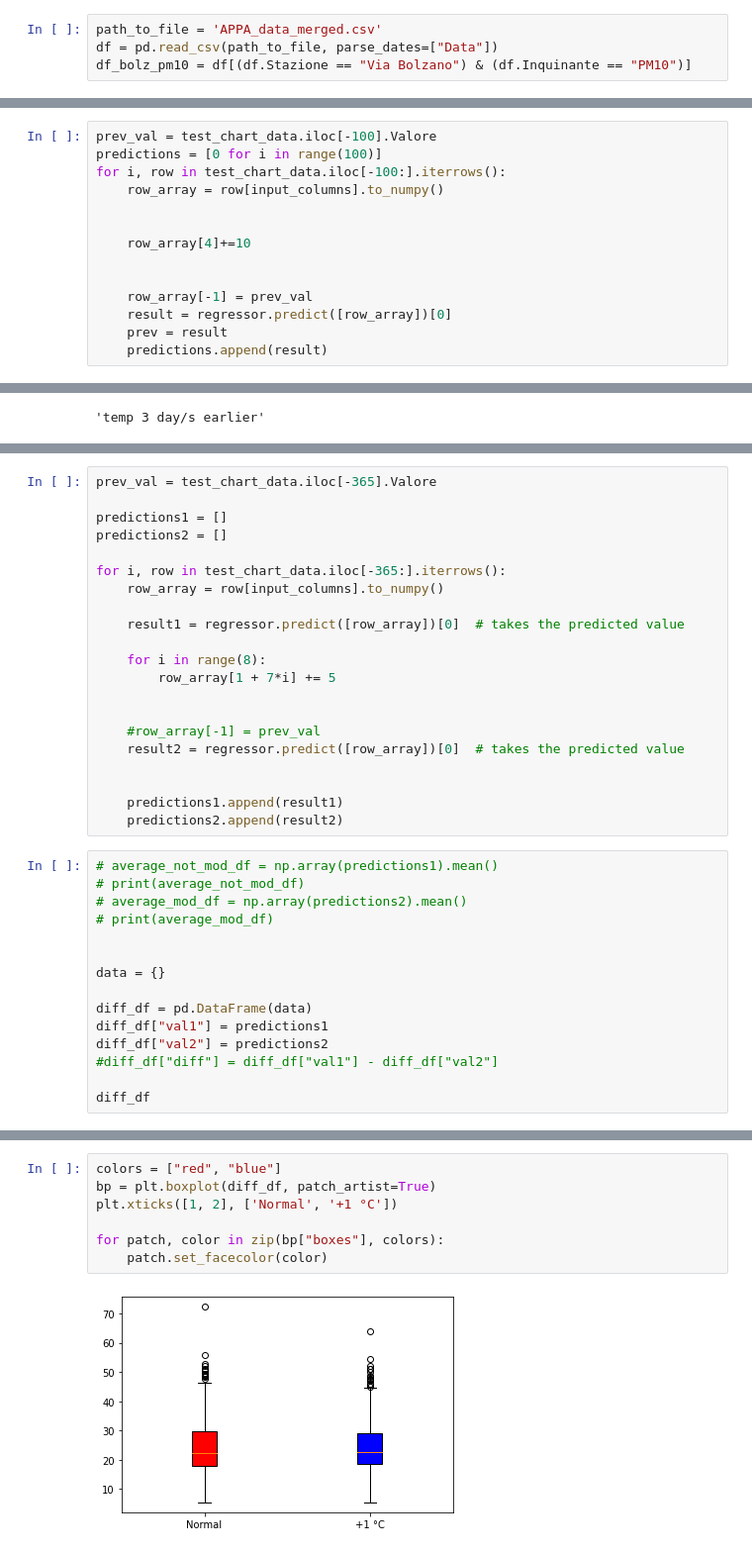
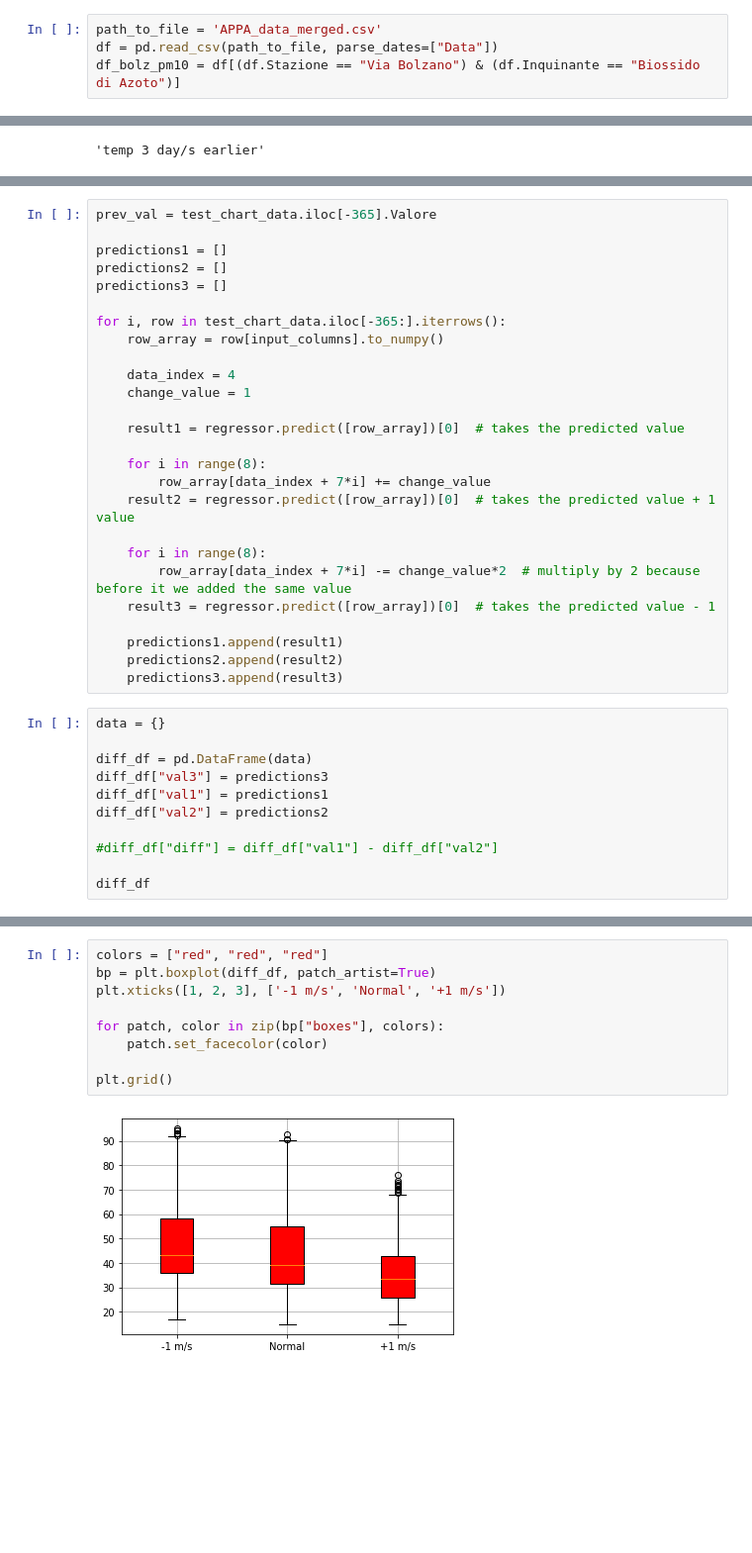
Before and after one commit to WebValley2022/first-challenge, a Jupyter notebook: linear-regression.ipynb, the cells around one changed output, grey strips where cells are left out. Shown at 99% size. Saved outputs shown, nothing was run; the diff lists cells and outputs as text; blank space fills up the shorter version.

```diff
--- a/linear-regression.ipynb
+++ b/linear-regression.ipynb
@@ -15,7 +15,7 @@ CURRENT_LOCATION = "bolz"
 # %%
 path_to_file = 'APPA_data_merged.csv'
 df = pd.read_csv(path_to_file, parse_dates=["Data"])
-df_bolz_pm10 = df[(df.Stazione == "Via Bolzano") & (df.Inquinante == "PM10")]
+df_bolz_pm10 = df[(df.Stazione == "Via Bolzano") & (df.Inquinante == "Biossido di Azoto")]
 # %%
 station_list = df.Stazione.unique()
 pollutants_per_station = {}
@@ -410,14 +225,0 @@ input_columns
-# %%
-prev_val = test_chart_data.iloc[-100].Valore
-predictions = [0 for i in range(100)]
-for i, row in test_chart_data.iloc[-100:].iterrows():
-    row_array = row[input_columns].to_numpy()
-
-
-    row_array[4]+=10
-
-
-    row_array[-1] = prev_val
-    result = regressor.predict([row_array])[0]
-    prev = result
-    predictions.append(result)
@@ -604,34 +369,35 @@ prev_val = test_chart_data.iloc[-365].Valore
 
 predictions1 = []
 predictions2 = []
+predictions3 = []
 
 for i, row in test_chart_data.iloc[-365:].iterrows():
     row_array = row[input_columns].to_numpy()
 
+    data_index = 4
+    change_value = 1
+
     result1 = regressor.predict([row_array])[0]  # takes the predicted value
 
     for i in range(8):
-        row_array[1 + 7*i] += 5
+        row_array[data_index + 7*i] += change_value
+    result2 = regressor.predict([row_array])[0]  # takes the predicted value + 1 value
 
-
-    #row_array[-1] = prev_val
-    result2 = regressor.predict([row_array])[0]  # takes the predicted value
-
+    for i in range(8):
+        row_array[data_index + 7*i] -= change_value*2  # multiply by 2 because before it we added the same value
+    result3 = regressor.predict([row_array])[0]  # takes the predicted value - 1
 
     predictions1.append(result1)
     predictions2.append(result2)
+    predictions3.append(result3)
 # %%
-# average_not_mod_df = np.array(predictions1).mean()
-# print(average_not_mod_df)
-# average_mod_df = np.array(predictions2).mean()
-# print(average_mod_df)
-
-
 data = {}
 
 diff_df = pd.DataFrame(data)
+diff_df["val3"] = predictions3
 diff_df["val1"] = predictions1
 diff_df["val2"] = predictions2
+
 #diff_df["diff"] = diff_df["val1"] - diff_df["val2"]
 
 diff_df
@@ -685,9 +454,11 @@ plt.show()
 # %%
-colors = ["red", "blue"]
+colors = ["red", "red", "red"]
 bp = plt.boxplot(diff_df, patch_artist=True)
-plt.xticks([1, 2], ['Normal', '+1 °C'])
+plt.xticks([1, 2, 3], ['-1 m/s', 'Normal', '+1 m/s'])
 
 for patch, color in zip(bp["boxes"], colors):
     patch.set_facecolor(color)
+
+plt.grid()
 # %% [output]
-[figure, old version]
+[figure, new version]
```
Also changed, not shown: parts of 51 cells of this notebook.
